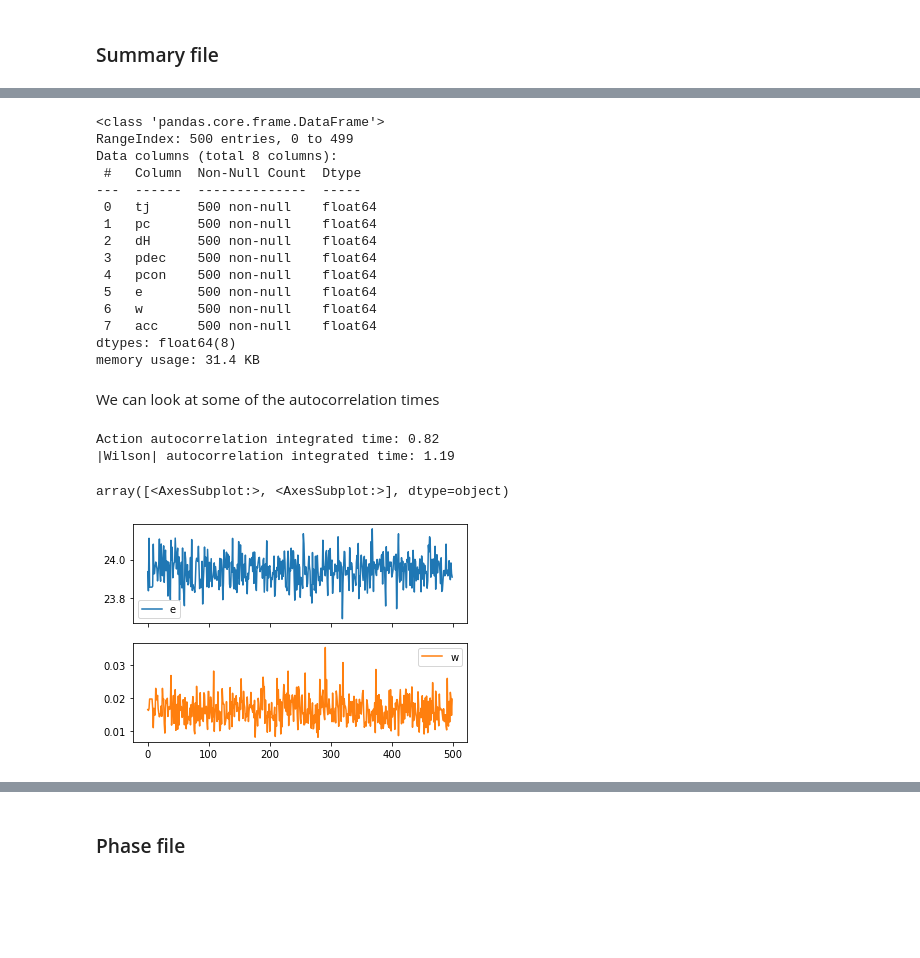
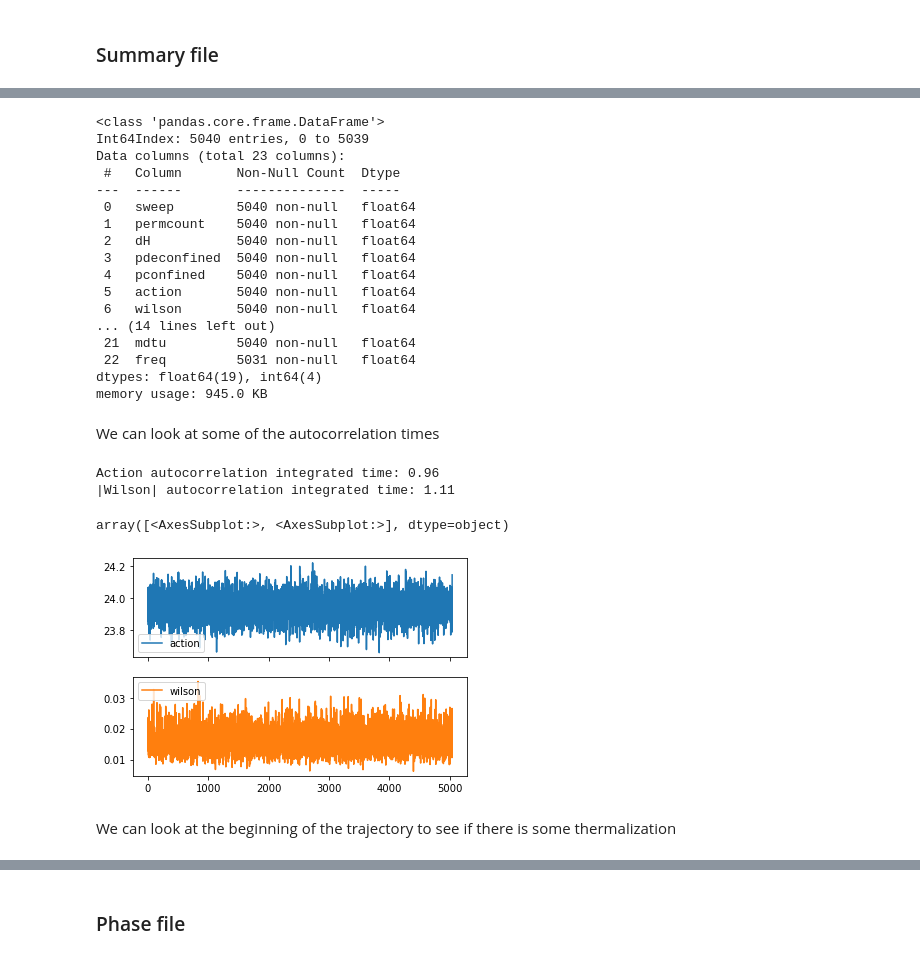
Before and after one commit to erinaldi/pd-potential, a Jupyter notebook: phase-analysis/ultranest_rho.ipynb, the cells around one changed output, grey strips where cells are left out. Drawn from its saved outputs; the diff is of its cells as text; code cells hidden in the pictures; blank space fills up the shorter version.

```diff
--- a/phase-analysis/ultranest_rho.ipynb
+++ b/phase-analysis/ultranest_rho.ipynb
@@ -19 +17,8 @@ data_folder = f"/Users/enrythebest/Dropbox (University of Michigan)/Projects/PD/
+# %%
+N = 64
+NT = 16
+M = 64
+T = 0.29
+P = 0.2
+data_folder = f"../data-files/N{N}/S{NT}/M{M}/T{str(T).replace('.','')}/P{str(P).replace('.','')}"
 # %%
@@ -116,33 +30,41 @@ summary = pd.DataFrame(data=data_from_summary, columns=cols)
+# %%
+summary_name = f"summary.csv"
+# %%
+summary = pd.read_csv(os.path.join(data_folder,summary_name), header=0, index_col=0)
 # %%
 summary.info()
 # %% [output]
 <class 'pandas.core.frame.DataFrame'>
-RangeIndex: 500 entries, 0 to 499
-Data columns (total 8 columns):
- #   Column  Non-Null Count  Dtype
----  ------  --------------  -----
- 0   tj      500 non-null    float64
- 1   pc      500 non-null    float64
- 2   dH      500 non-null    float64
- 3   pdec    500 non-null    float64
- 4   pcon    500 non-null    float64
- 5   e       500 non-null    float64
- 6   w       500 non-null    float64
- 7   acc     500 non-null    float64
-dtypes: float64(8)
-memory usage: 31.4 KB
+Int64Index: 5040 entries, 0 to 5039
+Data columns (total 23 columns):
+ #   Column       Non-Null Count  Dtype
+---  ------       --------------  -----
+ 0   sweep        5040 non-null   float64
+ 1   permcount    5040 non-null   float64
+ 2   dH           5040 non-null   float64
+ 3   pdeconfined  5040 non-null   float64
+ 4   pconfined    5040 non-null   float64
+ 5   action       5040 non-null   float64
+ 6   wilson       5040 non-null   float64
+... (14 lines left out)
+ 21  mdtu         5040 non-null   float64
+ 22  freq         5031 non-null   float64
+dtypes: float64(19), int64(4)
+memory usage: 945.0 KB
 # %% [markdown]
 We can look at some of the autocorrelation times
 # %%
-tau = autocorr.integrated_time(summary.e, tol=0)
+tau = autocorr.integrated_time(summary.action, tol=0)
 print(f"Action autocorrelation integrated time: {tau[0]:.2f}")
-tau = autocorr.integrated_time(summary.w, tol=0)
+tau = autocorr.integrated_time(summary.wilson, tol=0)
 print(f"|Wilson| autocorrelation integrated time: {tau[0]:.2f}")
 # %% [output]
-Action autocorrelation integrated time: 0.82
-|Wilson| autocorrelation integrated time: 1.19
+Action autocorrelation integrated time: 0.96
+|Wilson| autocorrelation integrated time: 1.11
 # %%
-summary[["e","w"]].plot(subplots=True)
+summary[["action","wilson"]].plot(subplots=True)
 # %% [output]
 array([<AxesSubplot:>, <AxesSubplot:>], dtype=object)
-[figure, old version]
+[figure, new version]
+# %% [markdown]
+We can look at the beginning of the trajectory to see if there is some thermalization
```
Also changed, not shown: parts of 80 cells of this notebook, 1 other file.
